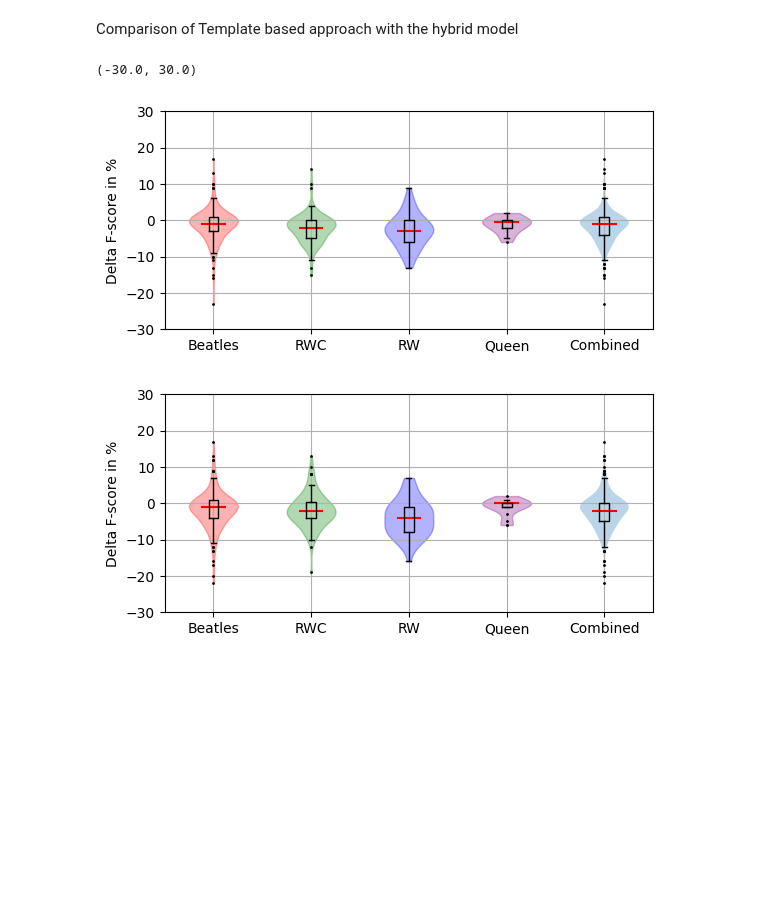
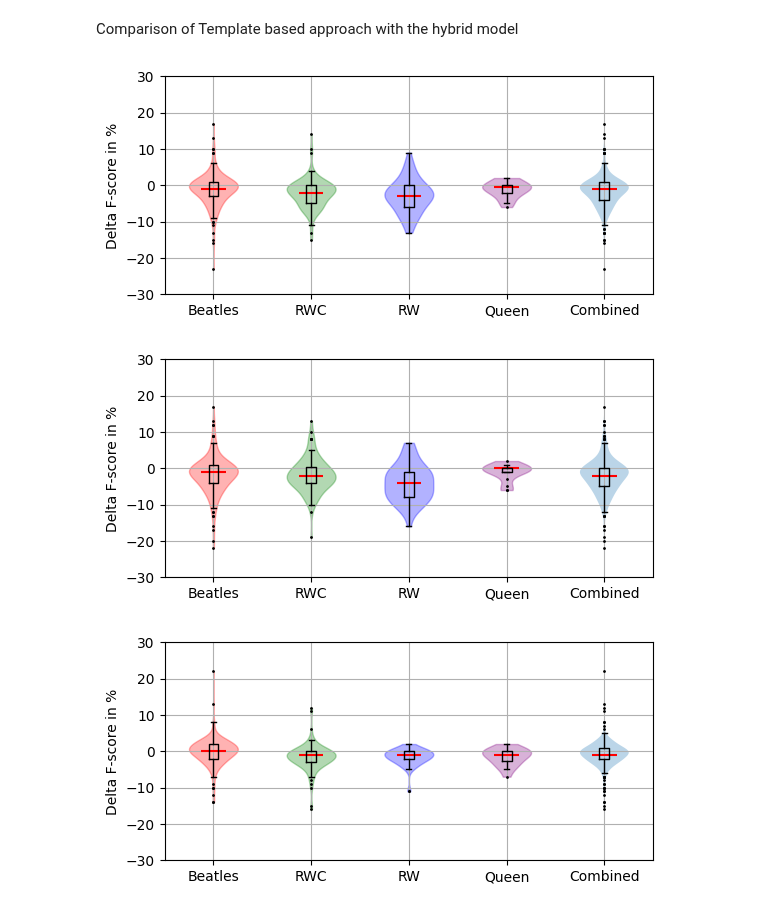
Before and after one commit to Maushax-jpg/chord-recognition, a Jupyter notebook: cpss.ipynb, the cells around one changed output. Drawn from its saved outputs; the diff is of its cells as text; code cells hidden in the pictures; blank space fills up the shorter version.

```diff
--- a/cpss.ipynb
+++ b/cpss.ipynb
@@ -378,7 +412,7 @@ delta = f_score_pitchspace - f_score_template
 experiment_number = 1   # choose from 1 to 4
 
 # STABLE REGIONS
-filepath = f"../results/{experiments[experiment_number]}"
+filepath = f"../results/crp_pitchspace.hdf5"
 
 stable_cpss_majmin = utils.getFscoreResults(filepath,"stable_cpss","majmin")
 stable_cpss_sevenths = utils.getFscoreResults(filepath,"stable_cpss","sevenths")
@@ -388,8 +422,8 @@ stable_templates_sevenths =  utils.getFscoreResults(filepath,"stable_templates",
 deltas_majmin = []
 deltas_sevenths = []
 for dset in ["beatles","rwc_pop","rw","queen","combined"]:
-    deltas_majmin.append([100*(x-y) for x,y in zip(stable_cpss_majmin[dset],stable_templates_majmin[dset])])
-    deltas_sevenths.append([100*(x-y) for x,y in zip(stable_cpss_sevenths[dset],stable_templates_sevenths[dset])])
+    deltas_majmin.append([100*(x-y) for x,y in zip(stable_cpss_majmin[dset][0],stable_templates_majmin[dset][0])])
+    deltas_sevenths.append([100*(x-y) for x,y in zip(stable_cpss_sevenths[dset][0],stable_templates_sevenths[dset][0])])
 
 colors = ['r','g','b','purple']
 xlabels = ["Beatles","RWC","RW","Queen","Combined"]
@@ -403,24 +437,45 @@ utils.plotResults(deltas_sevenths,xlabels,colors,yticks=np.arange(-20,30,5),ylim
 Comparison of Template based approach with the hybrid model
 # %%
 # STABLE REGIONS
-stable_cpss_majmin = getFscoreResults("est_cpss","majmin")
-stable_cpss_sevenths = getFscoreResults("est_cpss","sevenths")
-stable_templates_majmin =  getFscoreResults("est_templates","majmin")
-stable_templates_sevenths =  getFscoreResults("est_templates","sevenths")
+stable_cpss_majmin = utils.getFscoreResults(filepath,"est_cpss","majmin")
+stable_cpss_sevenths =  utils.getFscoreResults(filepath,"est_cpss","sevenths")
+stable_templates_majmin =   utils.getFscoreResults(filepath,"est_templates","majmin")
+stable_templates_sevenths =   utils.getFscoreResults(filepath,"est_templates","sevenths")
 
 deltas_majmin = []
 deltas_sevenths = []
 for dset in ["beatles","rwc_pop","rw","queen","combined"]:
-    deltas_majmin.append([100*(x-y) for x,y in zip(stable_cpss_majmin[dset],stable_templates_majmin[dset])])
-    deltas_sevenths.append([100*(x-y) for x,y in zip(stable_cpss_sevenths[dset],stable_templates_sevenths[dset])])
+    deltas_majmin.append([100*(x-y) for x,y in zip(stable_cpss_majmin[dset][0],stable_templates_majmin[dset][0])])
+    deltas_sevenths.append([100*(x-y) for x,y in zip(stable_cpss_sevenths[dset][0],stable_templates_sevenths[dset][0])])
 
-fig,ax = plotDeltas(deltas_majmin)
+colors = ['r','g','b','purple']
+xlabels = ["Beatles","RWC","RW","Queen","Combined"]
+
+fig,ax = utils.plotResults(deltas_majmin,xlabels,colors)
 ax.set_yticks(np.arange(-30,40,10))
 ax.set_ylim(-30,30);
-fig,ax = plotDeltas(deltas_sevenths);
+fig,ax = utils.plotResults(deltas_sevenths,xlabels,colors);
 ax.set_yticks(np.arange(-30,40,10))
 ax.set_ylim(-30,30);
 # %% [output]
-(-30.0, 30.0)
 [figure]
 [figure]
+# %%
+# STABLE REGIONS
+filepath = "../results/source_separation_none"
+none_majmin = utils.getFscoreResults(filepath,None,"majmin")
+filepath = "../results/source_separation_drums"
+drums_majmin =  utils.getFscoreResults(filepath,None,"majmin")
+deltas_majmin = []
+deltas_sevenths = []
+for dset in ["beatles","rwc_pop","rw","queen","combined"]:
+    deltas_majmin.append([100*(x-y) for x,y in zip(none_majmin[dset][0],drums_majmin[dset][0])])
+
+colors = ['r','g','b','purple']
+xlabels = ["Beatles","RWC","RW","Queen","Combined"]
+
+fig,ax = utils.plotResults(deltas_majmin,xlabels,colors)
+ax.set_yticks(np.arange(-30,40,10))
+ax.set_ylim(-30,30);
+# %% [output]
+[figure, added]
```
Also changed, not shown: parts of 9 cells of this notebook, 1 other file.
